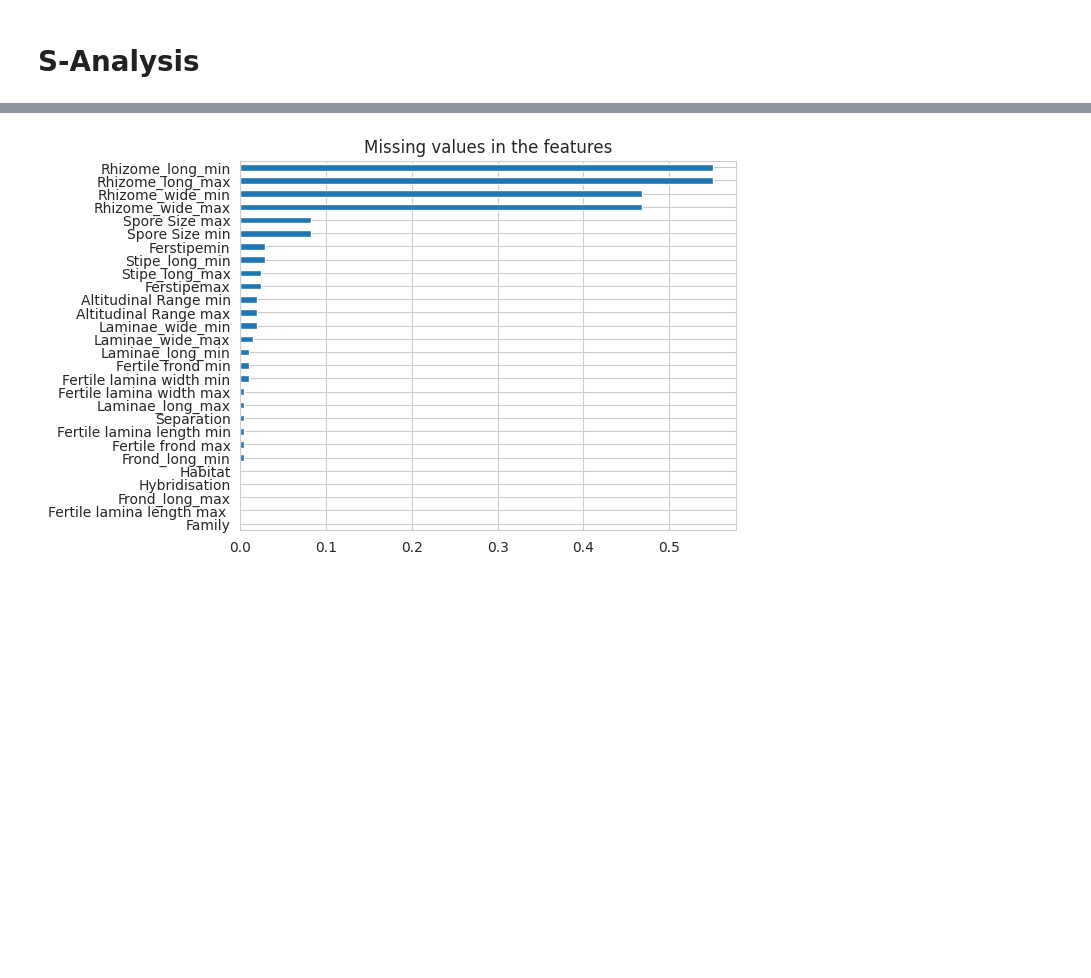
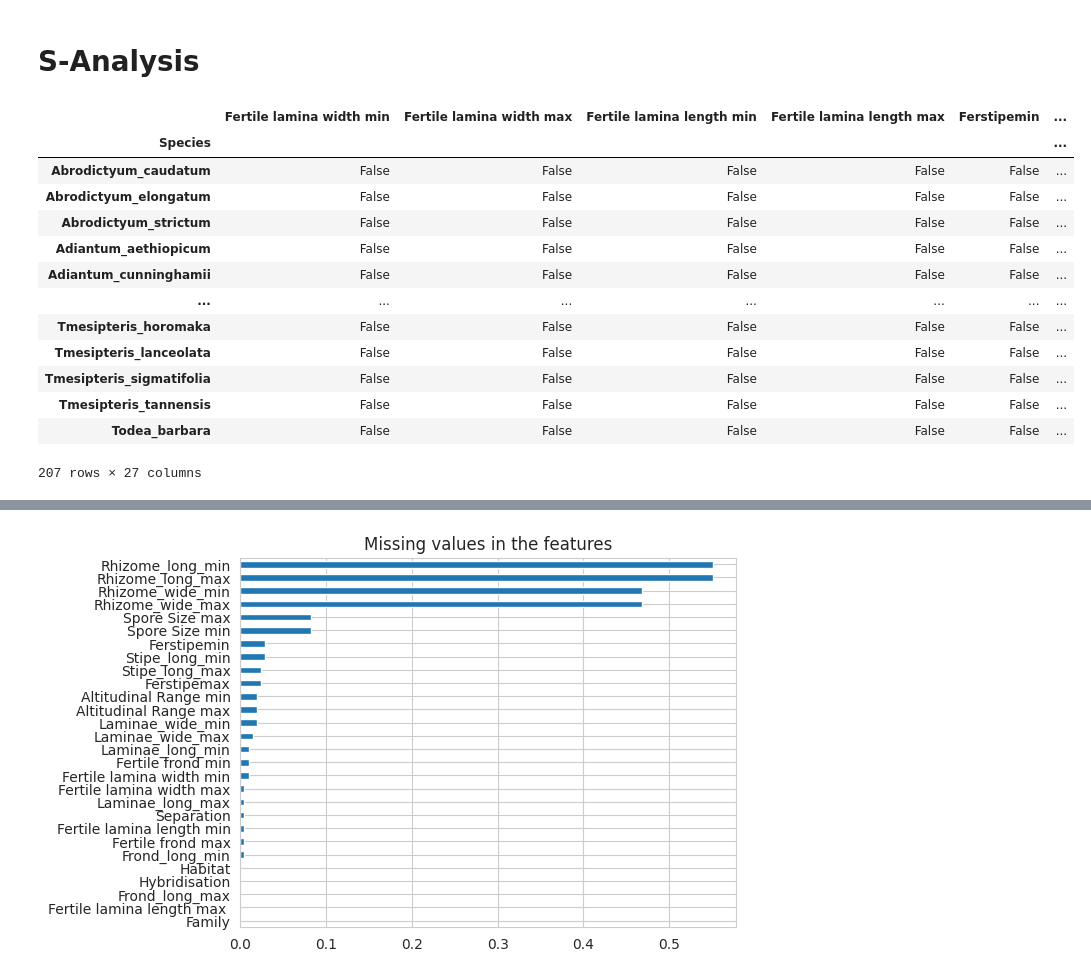
Before and after one commit to simone7monaco/newzeland-plants, a Jupyter notebook: Felci/extractor.ipynb, the cells around one changed output, grey strips where cells are left out. Saved outputs shown, nothing was run; the diff lists cells and outputs as text; code cells hidden in the pictures; blank space fills up the shorter version.

```diff
--- a/Felci/extractor.ipynb
+++ b/Felci/extractor.ipynb
@@ -425,3 +425,20 @@ Habit
 Name: count, dtype: int64
 # %% [markdown]
 # S-Analysis
+# %%
+fern_dataset.drop(columns=['Family']).map(lambda x: isinstance(x, str))
+# %% [output]
+|  | Fertile lamina width min | Fertile lamina width max | Fertile lamina length min | Fertile lamina length max | Ferstipemin | ... |
+| Species |  |  |  |  |  | ... |
+| Abrodictyum_caudatum | False | False | False | False | False | ... |
+| Abrodictyum_elongatum | False | False | False | False | False | ... |
+| Abrodictyum_strictum | False | False | False | False | False | ... |
+| Adiantum_aethiopicum | False | False | False | False | False | ... |
+| Adiantum_cunninghamii | False | False | False | False | False | ... |
+| ... | ... | ... | ... | ... | ... | ... |
+| Tmesipteris_horomaka | False | False | False | False | False | ... |
+| Tmesipteris_lanceolata | False | False | False | False | False | ... |
+| Tmesipteris_sigmatifolia | False | False | False | False | False | ... |
+| Tmesipteris_tannensis | False | False | False | False | False | ... |
+| Todea_barbara | False | False | False | False | False | ... |
+207 rows × 27 columns
```
Also changed, not shown: parts of 9 cells of this notebook, 2 other files.
